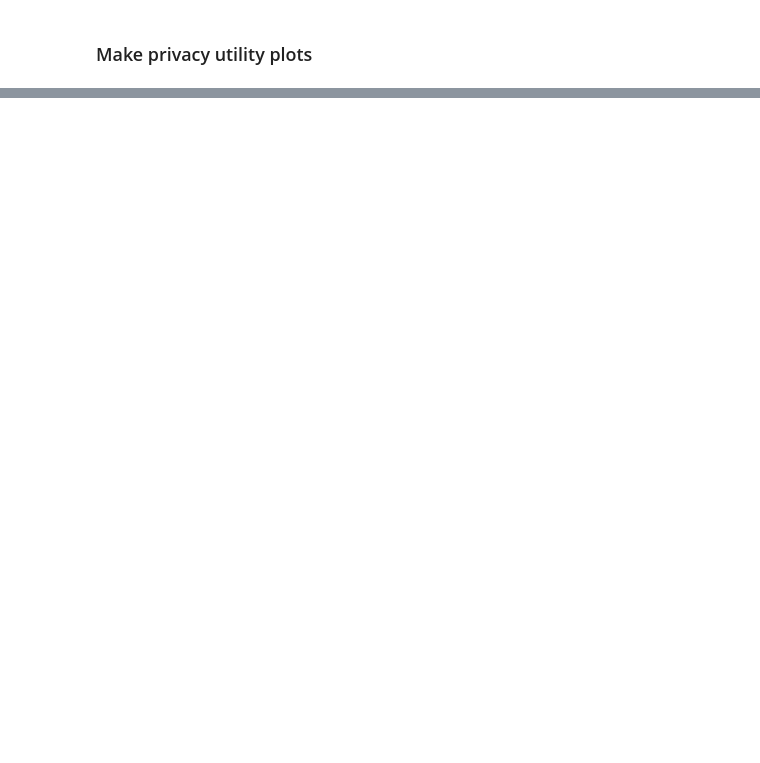
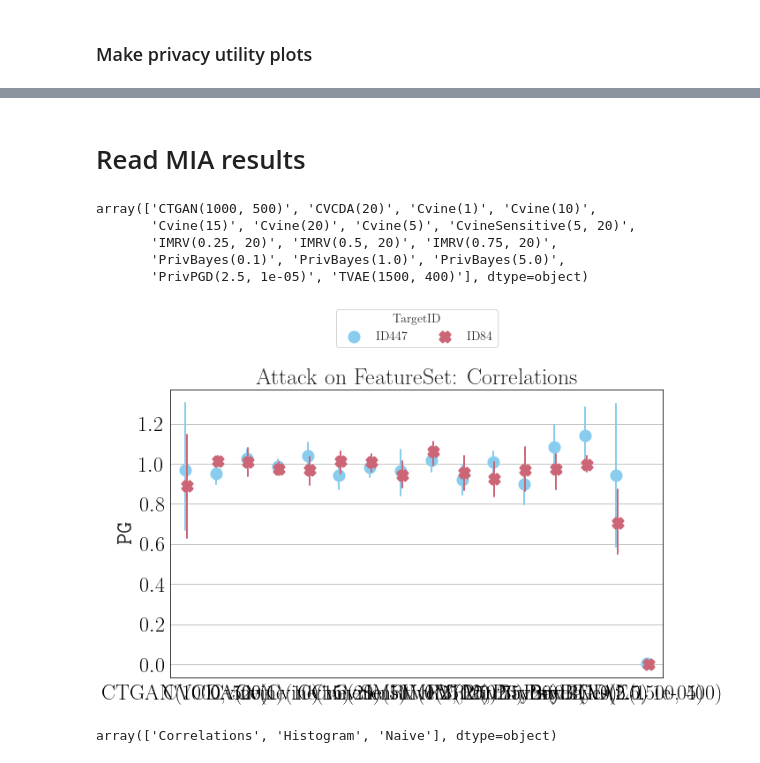
Before and after one commit to beritoksnes/synthetic_data_release, a Jupyter notebook: notebooks/analyze_results_simulated_data.ipynb, the cells around one changed output, grey strips where cells are left out. Cells and saved outputs as stored; diff of their text form; code cells hidden in the pictures; blank space fills up the shorter version.

Commit message:
Look at results

```diff
--- a/notebooks/analyze_results_simulated_data.ipynb
+++ b/notebooks/analyze_results_simulated_data.ipynb
@@ -183,0 +186,26 @@ plt.show()
+# %% [markdown]
+# Read MIA results
+# %%
+dirname = '../tests_simulated_data/linkage/'
+linkage_gain = load_results_linkage(dirname)
+# %%
+linkage_gain.TargetModel.unique()
+# %% [output]
+array(['CTGAN(1000, 500)', 'CVCDA(20)', 'Cvine(1)', 'Cvine(10)',
+       'Cvine(15)', 'Cvine(20)', 'Cvine(5)', 'CvineSensitive(5, 20)',
+       'IMRV(0.25, 20)', 'IMRV(0.5, 20)', 'IMRV(0.75, 20)',
+       'PrivBayes(0.1)', 'PrivBayes(1.0)', 'PrivBayes(5.0)',
+       'PrivPGD(2.5, 1e-05)', 'TVAE(1500, 400)'], dtype=object)
+# %%
+models = ['CTGAN(1000, 500)', 'CVCDA(20)', 'Cvine(1)', 'Cvine(10)',
+       'Cvine(15)', 'Cvine(20)', 'Cvine(5)', 'CvineSensitive(5, 20)',
+       'IMRV(0.25, 20)', 'IMRV(0.5, 20)', 'IMRV(0.75, 20)',
+       'PrivBayes(0.1)', 'PrivBayes(1.0)', 'PrivBayes(5.0)',
+       'PrivPGD(2.5, 1e-05)', 'TVAE(1500, 400)']
+fig = plt_per_target_pg(linkage_gain, models, resFilter=('FeatureSet', 'Correlations'))
+# %% [output]
+[figure, added]
+# %%
+linkage_gain.FeatureSet.unique()
+# %% [output]
+array(['Correlations', 'Histogram', 'Naive'], dtype=object)
```
Also changed, not shown: parts of 10 cells of this notebook, 3 other files.
